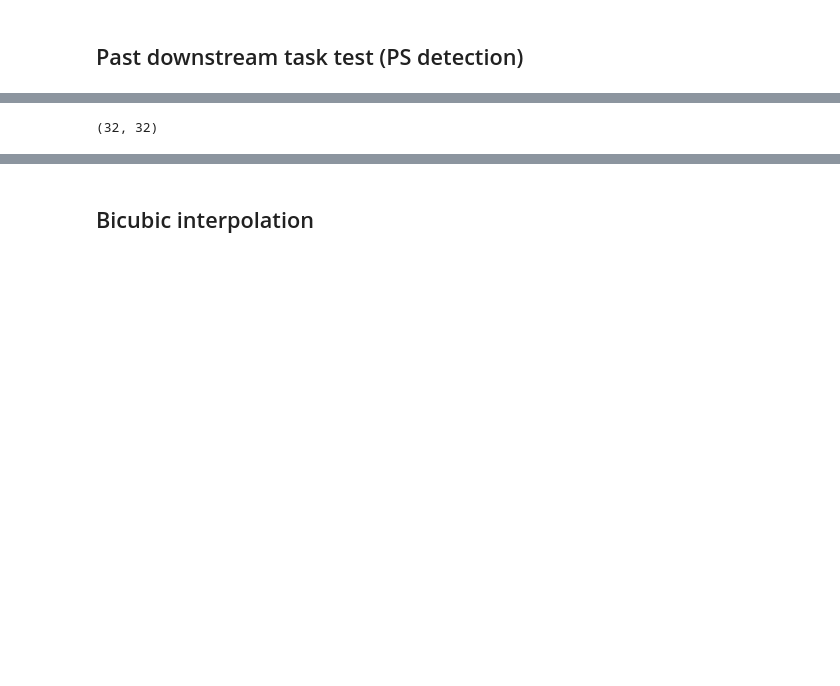
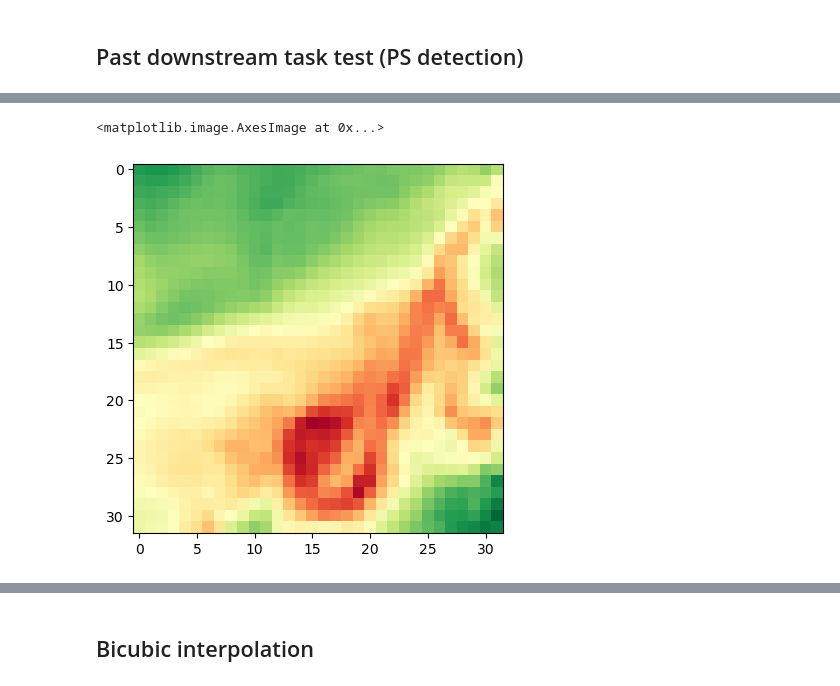
Before and after one commit to ar1619/DBPN_2, a Jupyter notebook: LST.ipynb, the cells around one changed output, grey strips where cells are left out. Cells and saved outputs as stored; diff of their text form; code cells hidden in the pictures; blank space fills up the shorter version.

```diff
--- a/LST.ipynb
+++ b/LST.ipynb
@@ -72,5 +92,6 @@ europe_lr = europe_lr*1e6
-# %%
-print(np.shape(europe_lr))
-# %% [output]
-(32, 32)
+# %%
+plt.imshow(europe_lr, cmap=RdYlGn_r)
+# %% [output]
+<matplotlib.image.AxesImage at 0x...>
+[figure, added]
 # %%
```
Also changed, not shown: parts of 39 cells of this notebook.
